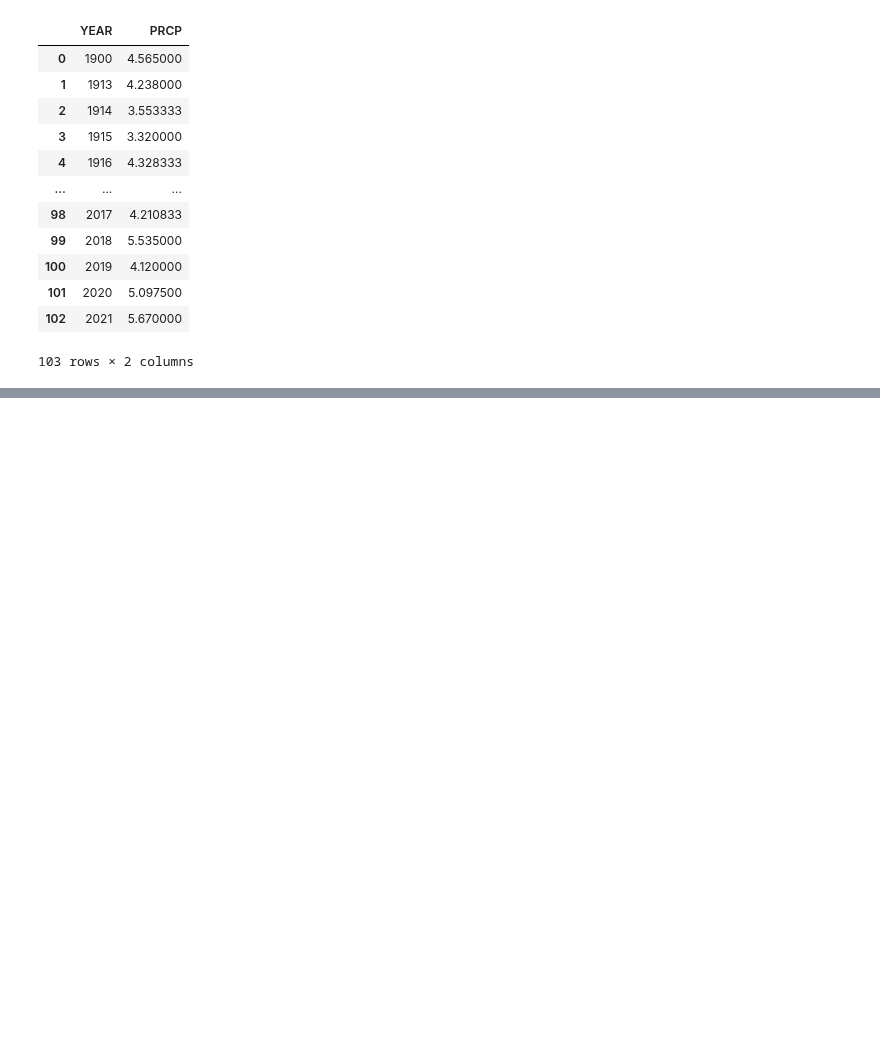
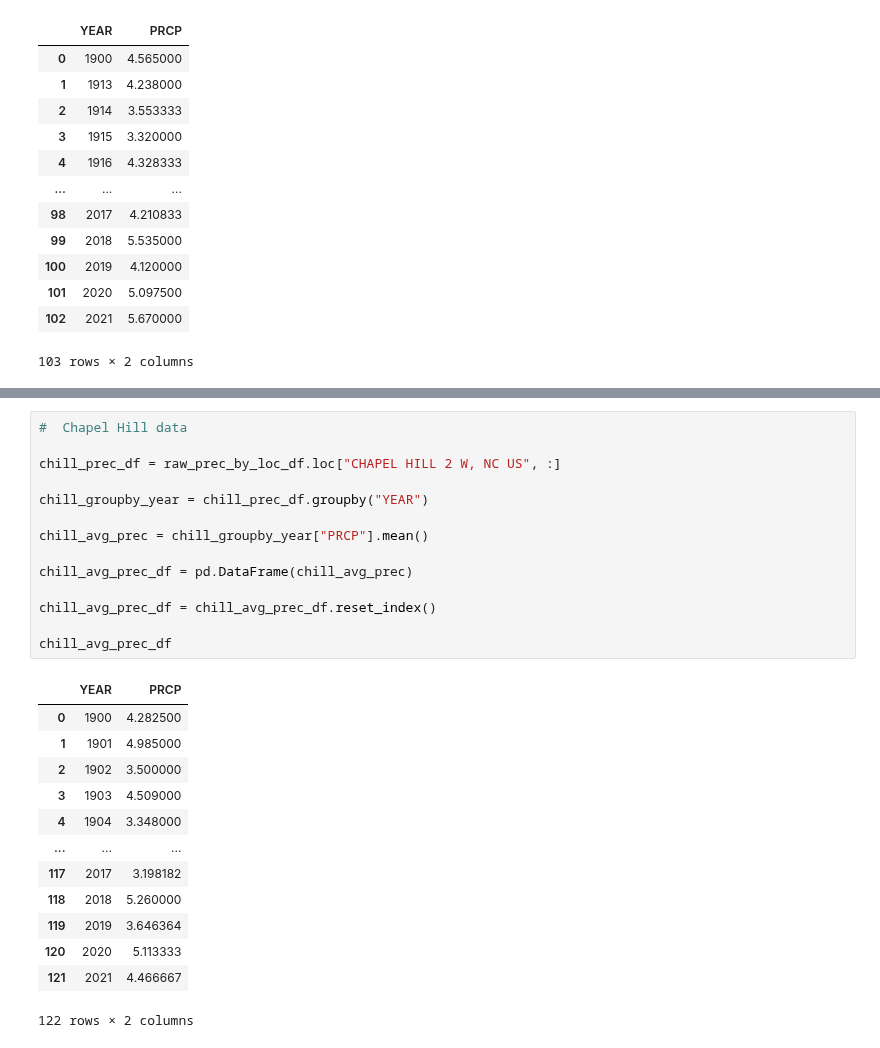
Before and after one commit to 1der4k/Data_Analysis_Project_1, a Jupyter notebook: NC_Precipitation.ipynb, the cells around one changed output, grey strips where cells are left out. Drawn from its saved outputs; the diff is of its cells as text; blank space fills up the shorter version.

```diff
--- a/NC_Precipitation.ipynb
+++ b/NC_Precipitation.ipynb
@@ -341,0 +336,28 @@ Linear Regression Equation: y = 0.01x + -6.25
+# %%
+#  Chapel Hill data
+
+chill_prec_df = raw_prec_by_loc_df.loc["CHAPEL HILL 2 W, NC US", :]
+
+chill_groupby_year = chill_prec_df.groupby("YEAR")
+
+chill_avg_prec = chill_groupby_year["PRCP"].mean()
+
+chill_avg_prec_df = pd.DataFrame(chill_avg_prec)
+
+chill_avg_prec_df = chill_avg_prec_df.reset_index()
+
+chill_avg_prec_df
+# %% [output]
+|  | YEAR | PRCP |
+| 0 | 1900 | 4.282500 |
+| 1 | 1901 | 4.985000 |
+| 2 | 1902 | 3.500000 |
+| 3 | 1903 | 4.509000 |
+| 4 | 1904 | 3.348000 |
+| ... | ... | ... |
+| 117 | 2017 | 3.198182 |
+| 118 | 2018 | 5.260000 |
+| 119 | 2019 | 3.646364 |
+| 120 | 2020 | 5.113333 |
+| 121 | 2021 | 4.466667 |
+122 rows × 2 columns
```
Also changed, not shown: parts of 9 cells of this notebook.
